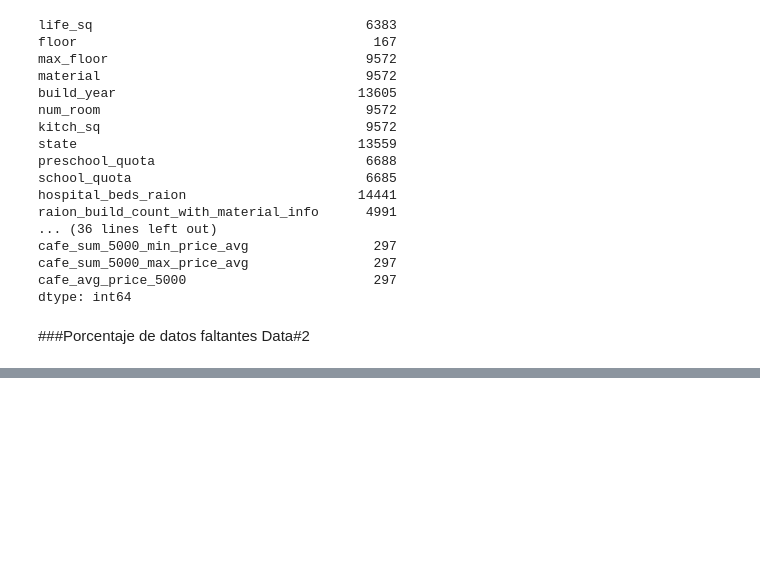
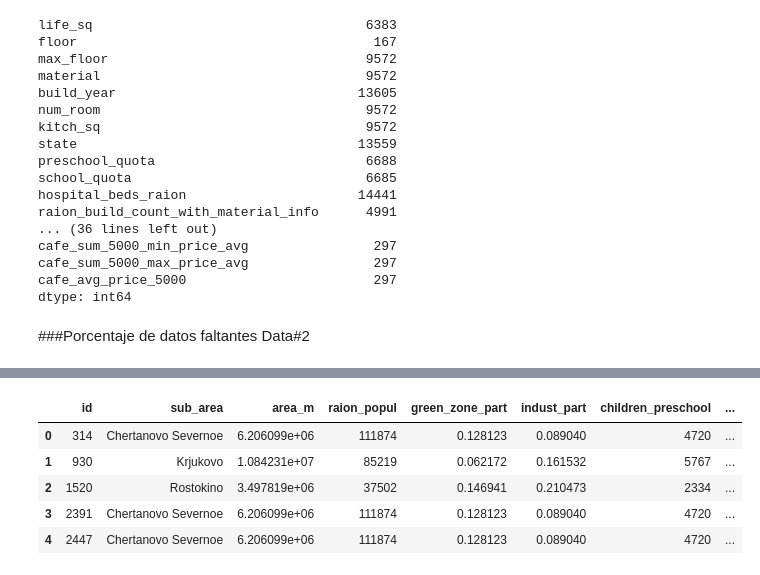
Before and after one commit to jadercaro/Mercado-inmobiliario-ruso-de-Sberbank, a Jupyter notebook: 01_Exploración_de_datos.ipynb, the cells around one changed output, grey strips where cells are left out. Drawn from its saved outputs; the diff is of its cells as text; code cells hidden in the pictures; blank space fills up the shorter version.

```diff
--- a/01_Exploración_de_datos.ipynb
+++ b/01_Exploración_de_datos.ipynb
@@ -153,0 +172,11 @@ msno.bar(df2)
+# %%
+datafix=pd.read_excel('/content/BAD_ADDRESS_FIX.xlsx')
+# %%
+datafix.head()
+# %% [output]
+|  | id | sub_area | area_m | raion_popul | green_zone_part | indust_part | children_preschool | ... |
+| 0 | 314 | Chertanovo Severnoe | 6.206099e+06 | 111874 | 0.128123 | 0.089040 | 4720 | ... |
+| 1 | 930 | Krjukovo | 1.084231e+07 | 85219 | 0.062172 | 0.161532 | 5767 | ... |
+| 2 | 1520 | Rostokino | 3.497819e+06 | 37502 | 0.146941 | 0.210473 | 2334 | ... |
+| 3 | 2391 | Chertanovo Severnoe | 6.206099e+06 | 111874 | 0.128123 | 0.089040 | 4720 | ... |
+| 4 | 2447 | Chertanovo Severnoe | 6.206099e+06 | 111874 | 0.128123 | 0.089040 | 4720 | ... |
```
Also changed, not shown: parts of 10 cells of this notebook.
